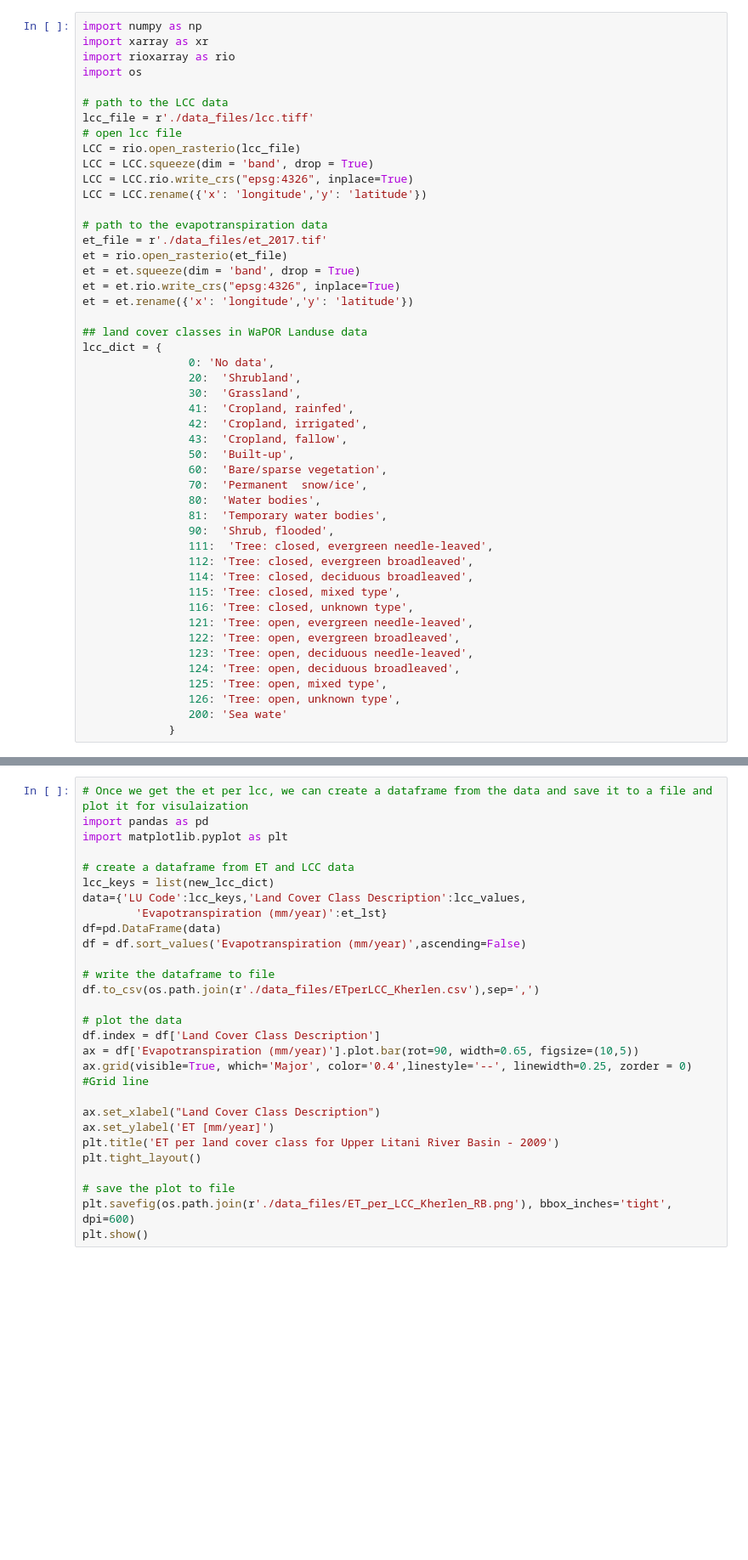
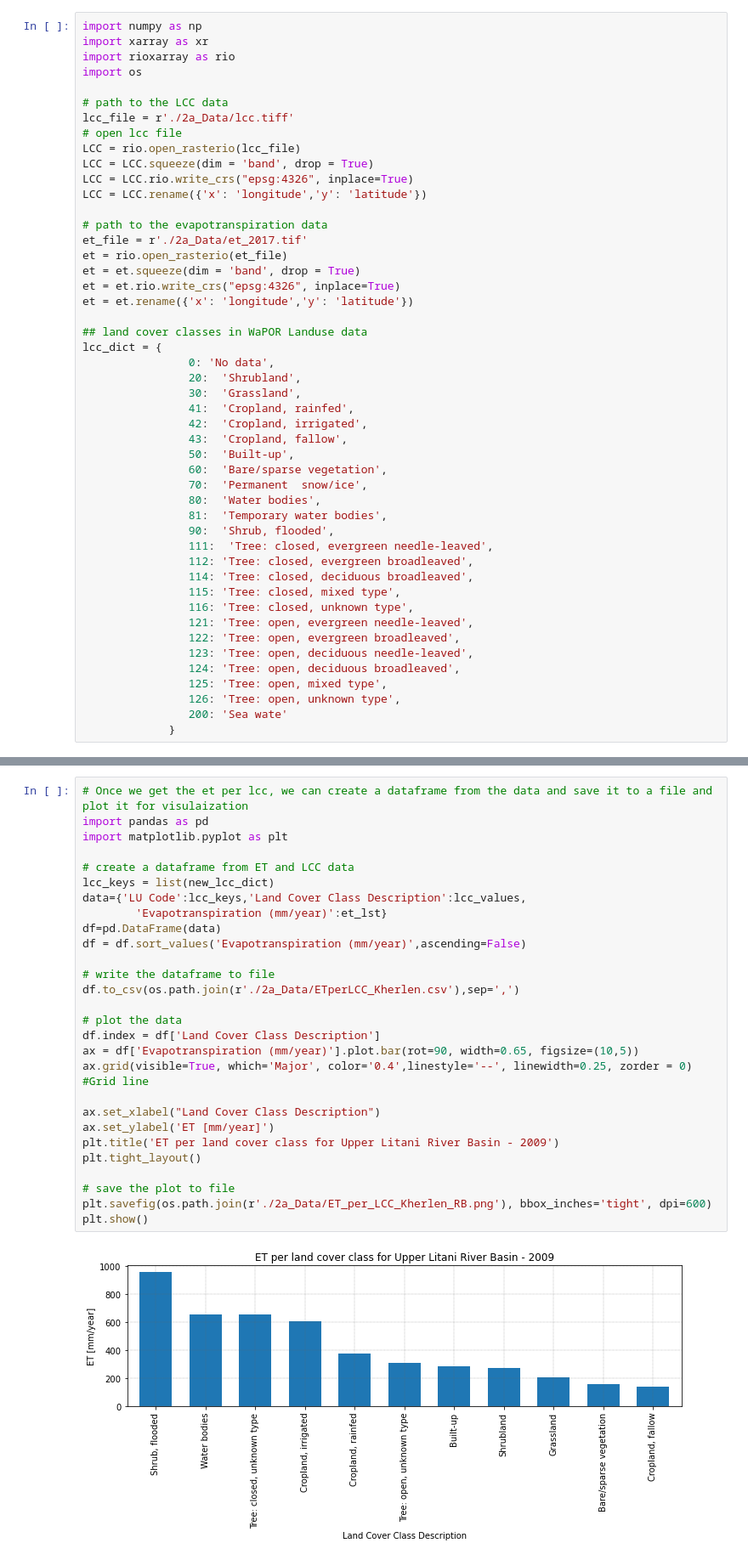
Before and after one commit to MScWSDM49/topic4, a Jupyter notebook: 2a_Zonal_stat.ipynb, the cells around one changed output, grey strips where cells are left out. Shown: that part at 85% size. Drawn from its saved outputs; the diff is of its cells as text; blank space fills up the shorter version.

Commit message:
Updates to 1c and 2a and renaming data_folder
renaming data folder
various small edits

```diff
--- a/2a_Zonal_stat.ipynb
+++ b/2a_Zonal_stat.ipynb
@@ -84,7 +82,7 @@ import rioxarray as rio
 import os
 
 # path to the LCC data
-lcc_file = r'./data_files/lcc.tiff'
+lcc_file = r'./2a_Data/lcc.tiff'
 # open lcc file
 LCC = rio.open_rasterio(lcc_file)
 LCC = LCC.squeeze(dim = 'band', drop = True)
@@ -92,7 +90,7 @@ LCC = LCC.rio.write_crs("epsg:4326", inplace=True)
 LCC = LCC.rename({'x': 'longitude','y': 'latitude'})
 
 # path to the evapotranspiration data
-et_file = r'./data_files/et_2017.tif'
+et_file = r'./2a_Data/et_2017.tif'
 et = rio.open_rasterio(et_file)
 et = et.squeeze(dim = 'band', drop = True)
 et = et.rio.write_crs("epsg:4326", inplace=True)
@@ -152,31 +150,33 @@ for code in new_lcc_dict.keys():
 # %%
 # Once we get the et per lcc, we can create a dataframe from the data and save it to a file and plot it for visulaization
 import pandas as pd
 import matplotlib.pyplot as plt
 
 # create a dataframe from ET and LCC data
 lcc_keys = list(new_lcc_dict)
 data={'LU Code':lcc_keys,'Land Cover Class Description':lcc_values,
         'Evapotranspiration (mm/year)':et_lst}
 df=pd.DataFrame(data)
 df = df.sort_values('Evapotranspiration (mm/year)',ascending=False)
 
 # write the dataframe to file
-df.to_csv(os.path.join(r'./data_files/ETperLCC_Kherlen.csv'),sep=',')
+df.to_csv(os.path.join(r'./2a_Data/ETperLCC_Kherlen.csv'),sep=',')
 
 # plot the data
 df.index = df['Land Cover Class Description']
 ax = df['Evapotranspiration (mm/year)'].plot.bar(rot=90, width=0.65, figsize=(10,5))
 ax.grid(visible=True, which='Major', color='0.4',linestyle='--', linewidth=0.25, zorder = 0) #Grid line
 
 ax.set_xlabel("Land Cover Class Description")
 ax.set_ylabel('ET [mm/year]')
 plt.title('ET per land cover class for Upper Litani River Basin - 2009')
 plt.tight_layout()
 
 # save the plot to file
-plt.savefig(os.path.join(r'./data_files/ET_per_LCC_Kherlen_RB.png'), bbox_inches='tight', dpi=600)
+plt.savefig(os.path.join(r'./2a_Data/ET_per_LCC_Kherlen_RB.png'), bbox_inches='tight', dpi=600)
 plt.show()
+# %% [output]
+[figure, added]
 # %% [markdown]
 #### Compute P-ET per land cover class
 
```
Also changed, not shown: parts of 3 cells of this notebook, 12 other files.
